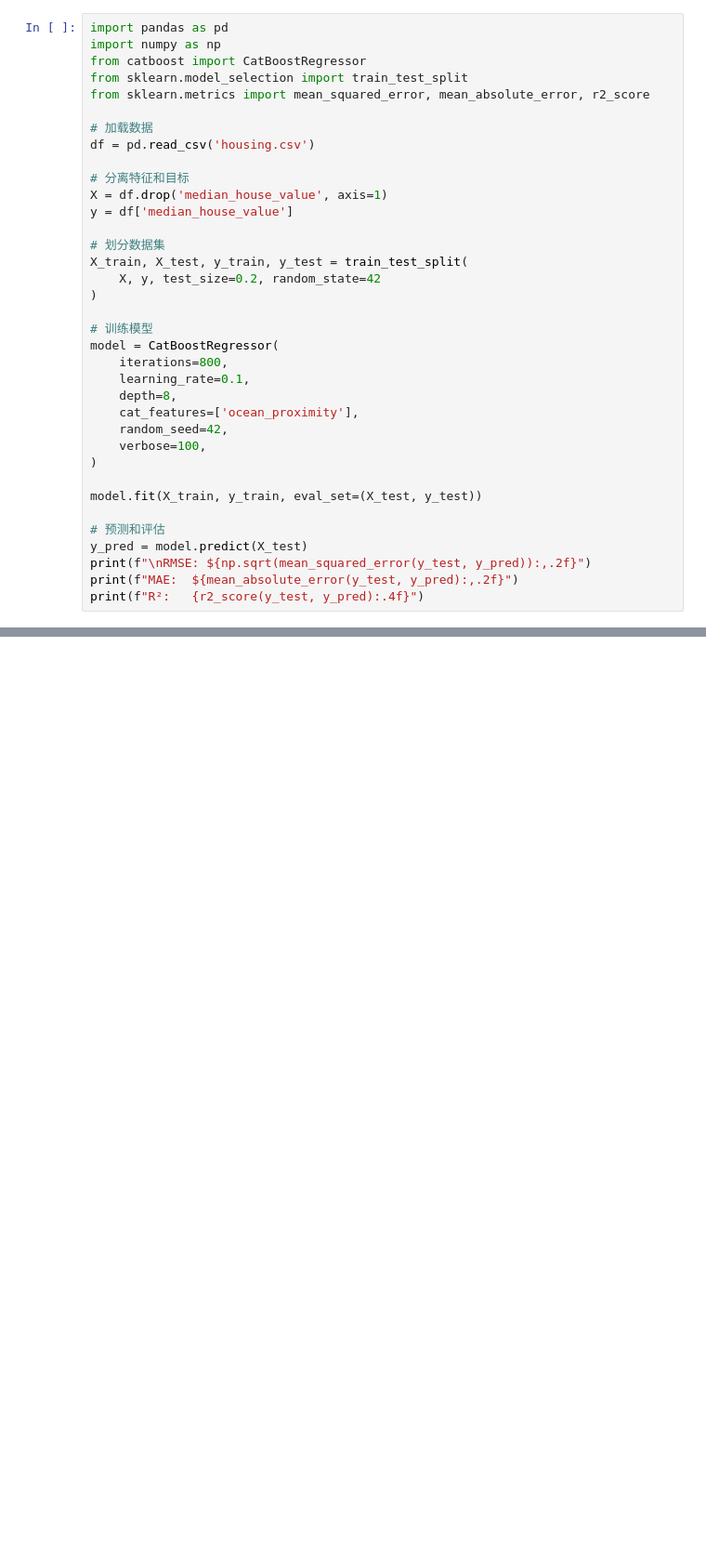
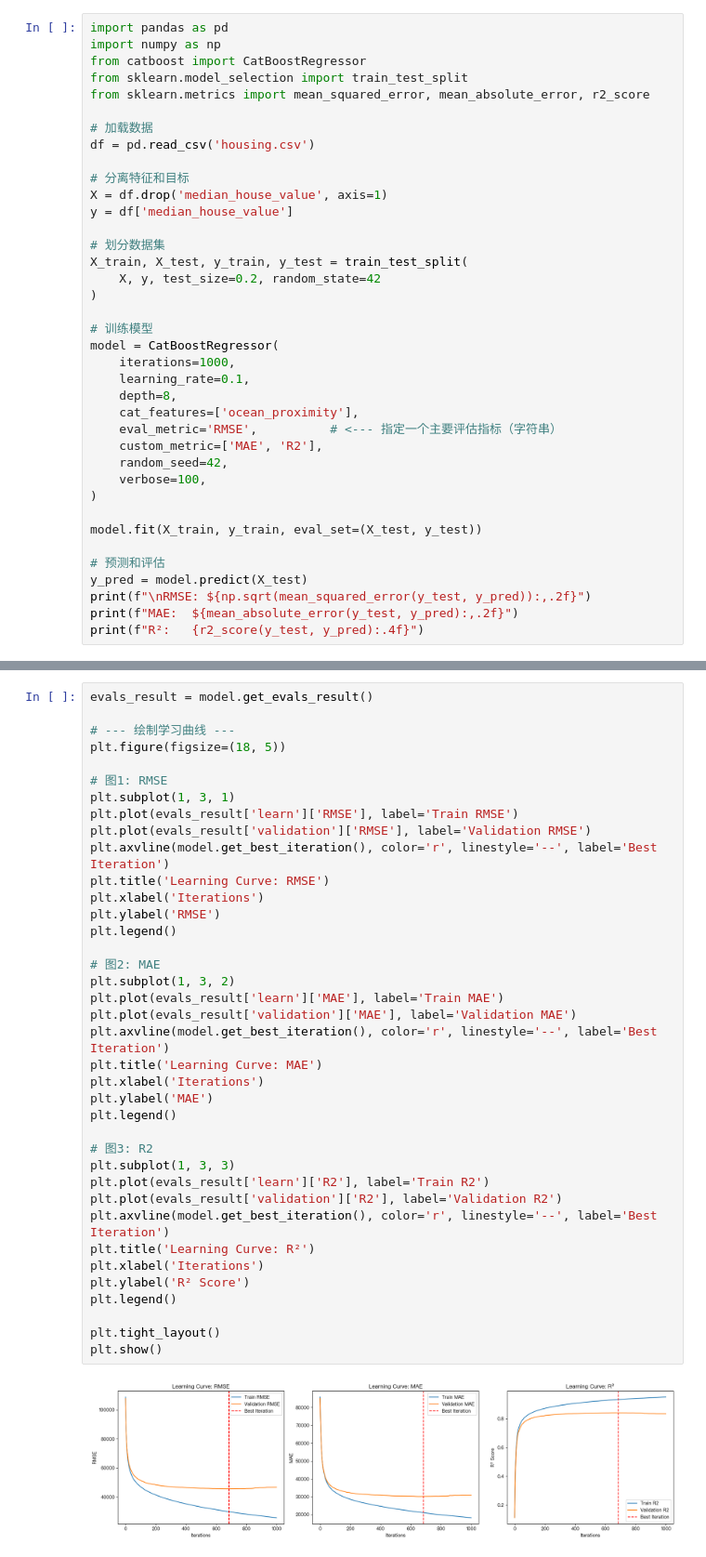
Before and after one commit to twn39/scinotebook, a Jupyter notebook: ML/catboost.ipynb, the cells around one changed output, grey strips where cells are left out. Shown at 93% size. Cells and saved outputs as stored; diff of their text form; blank space fills up the shorter version.

```diff
--- a/ML/catboost.ipynb
+++ b/ML/catboost.ipynb
@@ -19,10 +84,12 @@ X_train, X_test, y_train, y_test = train_test_split(
 
 # 训练模型
 model = CatBoostRegressor(
-    iterations=800,
+    iterations=1000,
     learning_rate=0.1,
     depth=8,
     cat_features=['ocean_proximity'],
+    eval_metric='RMSE',          # <--- 指定一个主要评估指标（字符串）
+    custom_metric=['MAE', 'R2'],
     random_seed=42,
     verbose=100,
 )
@@ -53,6 +122,46 @@ Shrink model to first 685 iterations.
 RMSE: $45,592.34
 MAE:  $30,141.89
 R²:   0.8414
+# %%
+evals_result = model.get_evals_result()
+
+# --- 绘制学习曲线 ---
+plt.figure(figsize=(18, 5))
+
+# 图1: RMSE
+plt.subplot(1, 3, 1)
+plt.plot(evals_result['learn']['RMSE'], label='Train RMSE')
+plt.plot(evals_result['validation']['RMSE'], label='Validation RMSE')
+plt.axvline(model.get_best_iteration(), color='r', linestyle='--', label='Best Iteration')
+plt.title('Learning Curve: RMSE')
+plt.xlabel('Iterations')
+plt.ylabel('RMSE')
+plt.legend()
+
+# 图2: MAE
+plt.subplot(1, 3, 2)
+plt.plot(evals_result['learn']['MAE'], label='Train MAE')
+plt.plot(evals_result['validation']['MAE'], label='Validation MAE')
+plt.axvline(model.get_best_iteration(), color='r', linestyle='--', label='Best Iteration')
+plt.title('Learning Curve: MAE')
+plt.xlabel('Iterations')
+plt.ylabel('MAE')
+plt.legend()
+
+# 图3: R2
+plt.subplot(1, 3, 3)
+plt.plot(evals_result['learn']['R2'], label='Train R2')
+plt.plot(evals_result['validation']['R2'], label='Validation R2')
+plt.axvline(model.get_best_iteration(), color='r', linestyle='--', label='Best Iteration')
+plt.title('Learning Curve: R²')
+plt.xlabel('Iterations')
+plt.ylabel('R² Score')
+plt.legend()
+
+plt.tight_layout()
+plt.show()
+# %% [output]
+[figure, added]
 # %%
 import pandas as pd
 import numpy as np
```
Also changed, not shown: parts of 3 cells of this notebook.
